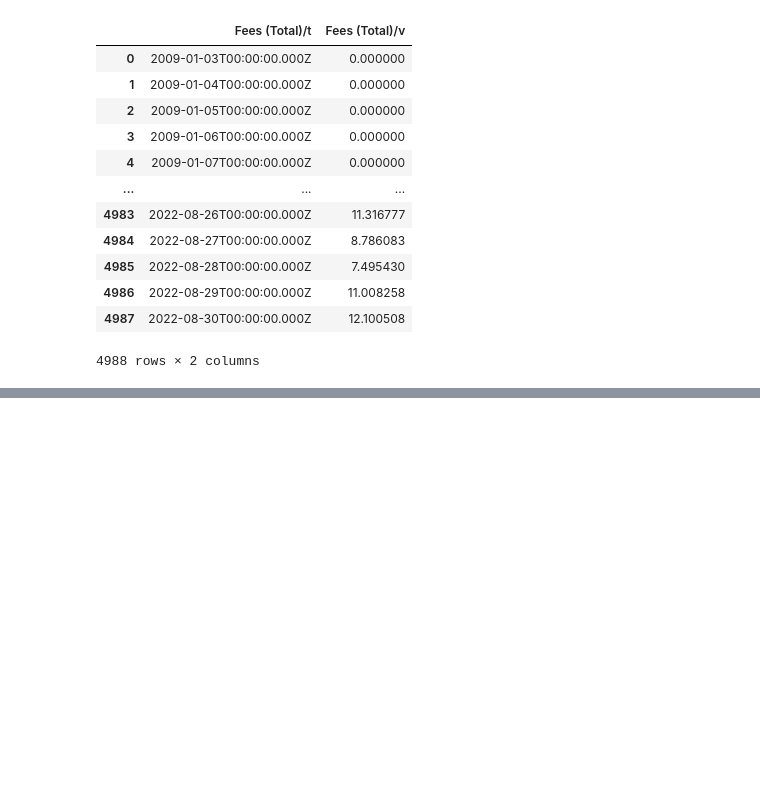
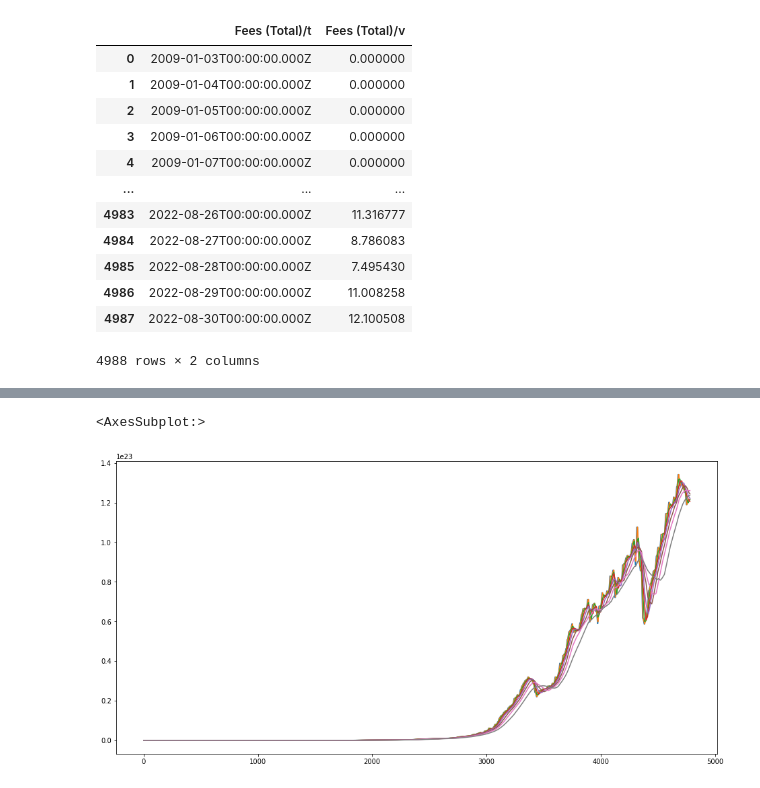
Before and after one commit to CasellaJr/Forecasting-Blockchain-indicators-for-analyzing-BTC-future-price, a Jupyter notebook: Time Series.ipynb, the cells around one changed output, grey strips where cells are left out. Saved outputs shown, nothing was run; the diff lists cells and outputs as text; code cells hidden in the pictures; blank space fills up the shorter version.

```diff
--- a/Time Series.ipynb
+++ b/Time Series.ipynb
@@ -156,0 +176,13 @@ fees
+# %%
+plt.figure(figsize=(16,8))
+difficulty_ribbon["Difficulty Ribbon/o/ma9"].plot()
+difficulty_ribbon["Difficulty Ribbon/o/ma14"].plot()
+difficulty_ribbon["Difficulty Ribbon/o/ma25"].plot()
+difficulty_ribbon["Difficulty Ribbon/o/ma40"].plot()
+difficulty_ribbon["Difficulty Ribbon/o/ma60"].plot()
+difficulty_ribbon["Difficulty Ribbon/o/ma90"].plot()
+difficulty_ribbon["Difficulty Ribbon/o/ma128"].plot()
+difficulty_ribbon["Difficulty Ribbon/o/ma200"].plot()
+# %% [output]
+<AxesSubplot:>
+[figure, added]
```
Also changed, not shown: parts of 14 cells of this notebook.
